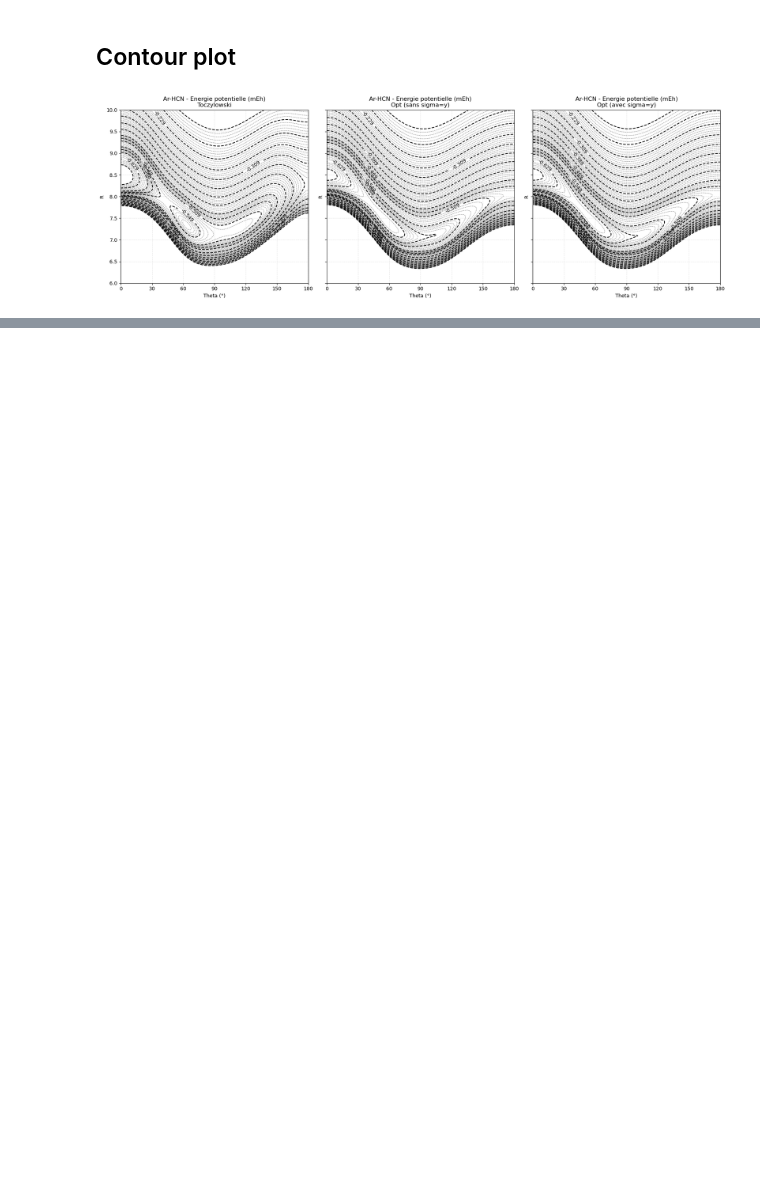
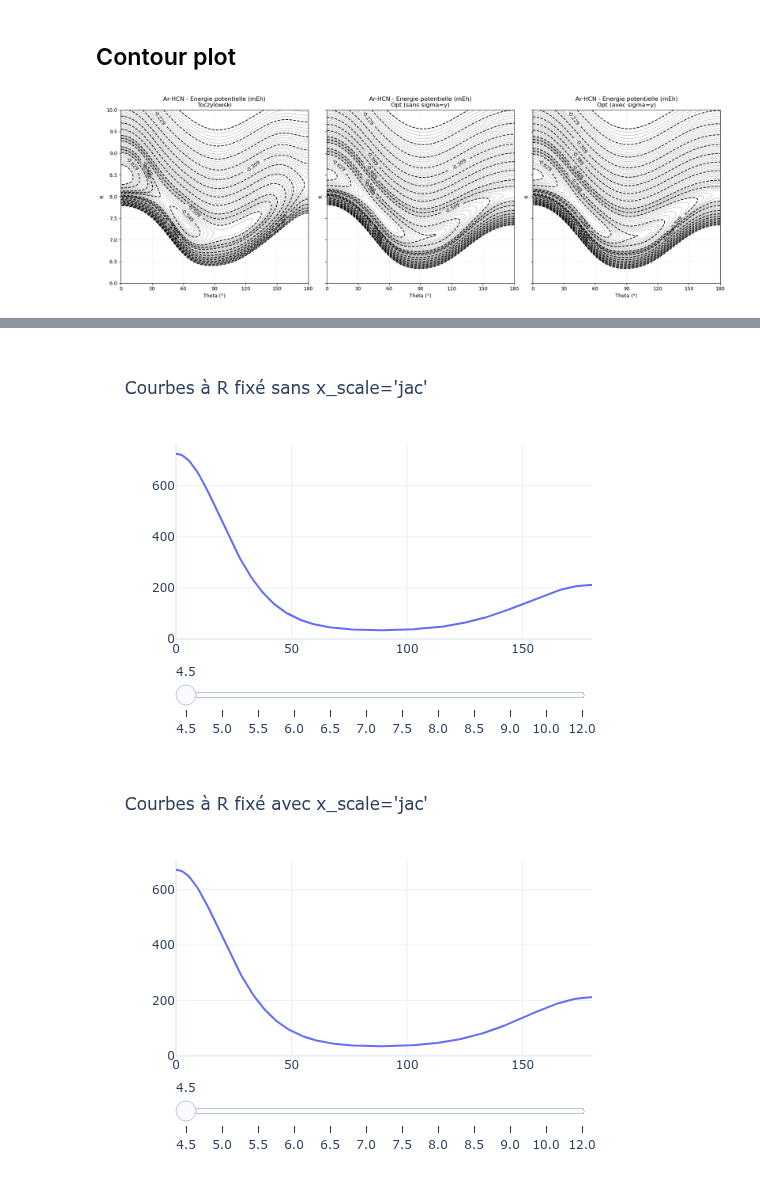
Before and after one commit to Amynek/Stage-M1, a Jupyter notebook: Ar-HCN.ipynb, the cells around one changed output, grey strips where cells are left out. Drawn from its saved outputs; the diff is of its cells as text; code cells hidden in the pictures; blank space fills up the shorter version.

```diff
--- a/Ar-HCN.ipynb
+++ b/Ar-HCN.ipynb
@@ -443,0 +446,11 @@ plt.tight_layout()
+# %%
+def residus_Ar(params):
+    V_pred = V_opt(params, Ar["R"], Ar["Theta"])
+    # .ravel() force le résultat en un tableau 1D pour least_squares
+    return (V_pred - Ar["Energy_mEh"]).ravel()
+# %%
+result1 = least_squares(residus_Ar, params_Ar)
+params_opt_ls = result1.x
+
+result2 = least_squares(residus_Ar, params_Ar, x_scale = "jac")
+params_opt_ls_jac = result2.x
@@ -443,0 +485,12 @@ plt.tight_layout()
+# %%
+R_vals = np.array([4.5,5.0,5.5,6.0,6.5,7.0,7.5,8.0,8.5,9.0,10.0,12.0])
+x = np.linspace(0, 180, 180)
+plot_interactif(V_opt, params_opt_ls, R_vals, x, Ar,
+                fixed_col="R", x_col="Theta", y_col="Energy_mEh",
+                title="Courbes à R fixé sans x_scale='jac'")
+plot_interactif(V_opt, params_opt_ls_jac, R_vals, x, Ar,
+                fixed_col="R", x_col="Theta", y_col="Energy_mEh",
+                title="Courbes à R fixé avec x_scale='jac'")
+# %% [output]
+[figure, added]
+[figure, added]
```
Also changed, not shown: parts of 8 cells of this notebook, 3 other files.
